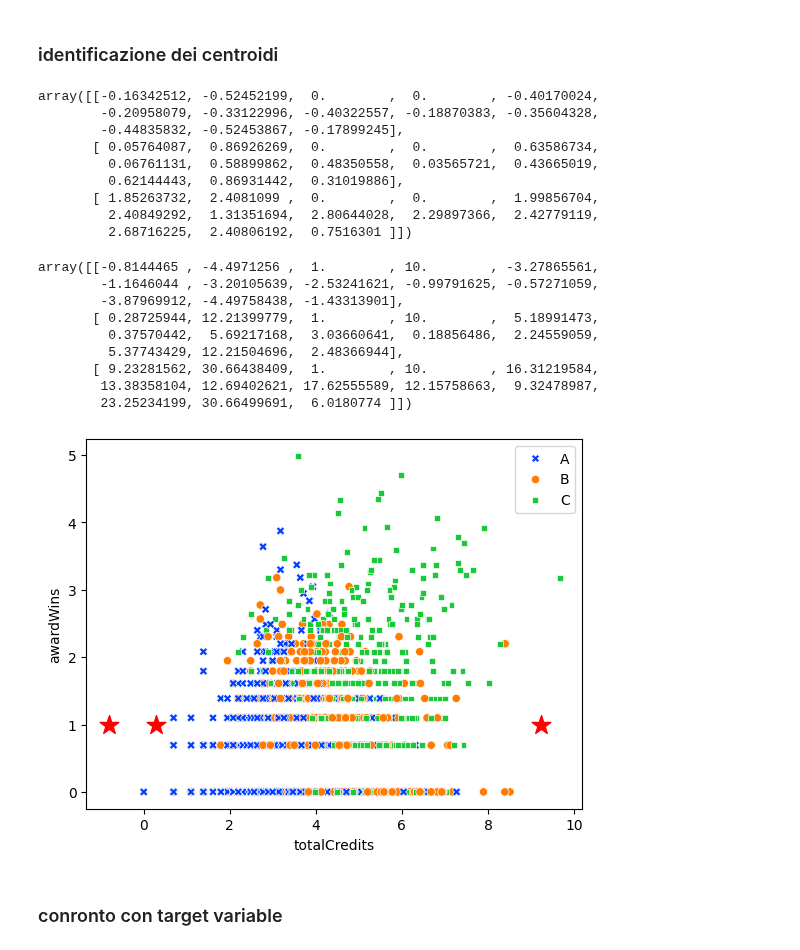
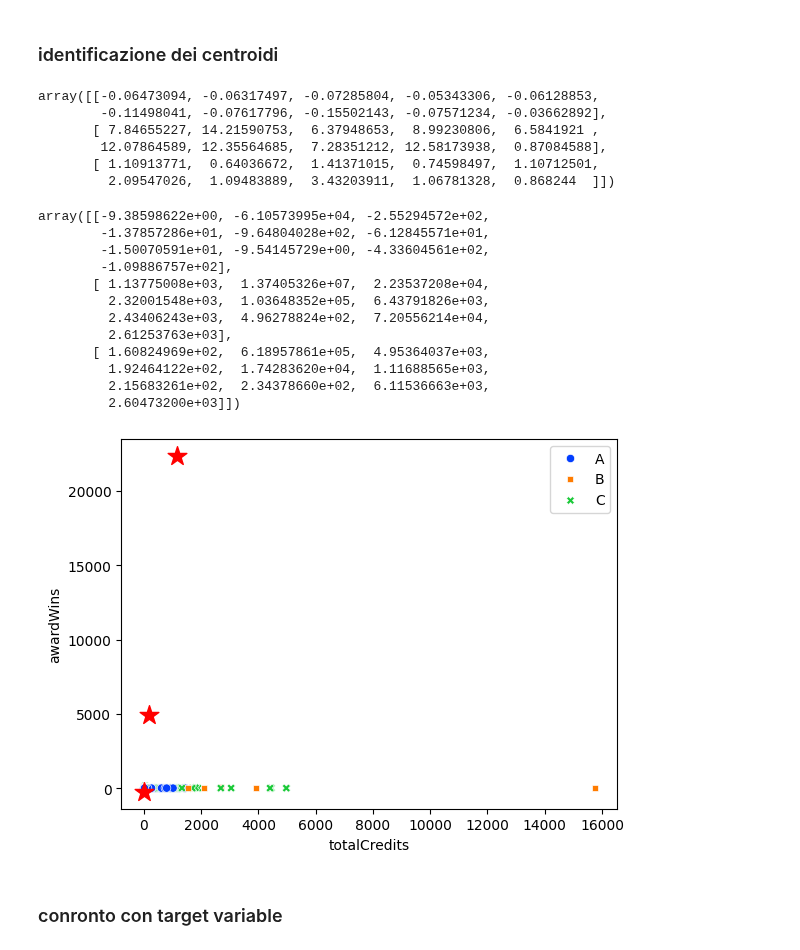
Before and after one commit to ChefBB/data_mining_1, a Jupyter notebook: code/clustering_k-means.ipynb, the cells around one changed output. Saved outputs shown, nothing was run; the diff lists cells and outputs as text; code cells hidden in the pictures.

Commit message:
updated pca; k-means with pp_train

```diff
--- a/code/clustering_k-means.ipynb
+++ b/code/clustering_k-means.ipynb
@@ -16,7 +16,7 @@ from sklearn.cluster import KMeans
 #evaluation
 from sklearn.metrics import silhouette_score
 # %%
-#df = pd.read_csv("pp_train.csv")
-df = pd.read_csv("df_pp_log.csv")
-df.head()
+pp_train = pd.read_csv("pp_train.csv")
+#df = pd.read_csv("df_pp_log.csv")
+pp_train.head()
 # %% [output]
@@ -47,7 +46,7 @@ Index(['originalTitle', 'rating', 'startYear', 'endYear', 'runtimeMinutes',
 #### definizione delle feature da usare per clustering
 # %%
 #features = df[['fill_runtimeMinutes', "numVotes"]]
-features = df[["awardWins", "numVotes", "worstRating", "bestRating", "totalImages", "totalVideos", "totalCredits", "criticReviewsTotal", "awardNominationsExcludeWins", "numRegions", "userReviewsTotal", "fill_runtimeMinutes"]]
+features = pp_train[["awardWins", "numVotes", "totalImages", "totalVideos", "totalCredits", "criticReviewsTotal", "awardNominationsExcludeWins", "numRegions", "userReviewsTotal", "fill_runtimeMinutes"]]
 X = features.values
 # %% [markdown]
 #### mapping della variabile target (per noi è titleType) così da confrontarla dopo con gli eventuali cluster/individuare quali cluster contengono un'alta percentuale di quale categoria di titleType
@@ -91,46 +90,46 @@ plt.show()
 # %%
 kmeans.cluster_centers_ #coordinates with centroids
 # %% [output]
-array([[-0.16342512, -0.52452199,  0.        ,  0.        , -0.40170024,
-        -0.20958079, -0.33122996, -0.40322557, -0.18870383, -0.35604328,
-        -0.44835832, -0.52453867, -0.17899245],
-       [ 0.05764087,  0.86926269,  0.        ,  0.        ,  0.63586734,
-         0.06761131,  0.58899862,  0.48350558,  0.03565721,  0.43665019,
-         0.62144443,  0.86931442,  0.31019886],
-       [ 1.85263732,  2.4081099 ,  0.        ,  0.        ,  1.99856704,
-         2.40849292,  1.31351694,  2.80644028,  2.29897366,  2.42779119,
-         2.68716225,  2.40806192,  0.7516301 ]])
+array([[-0.06473094, -0.06317497, -0.07285804, -0.05343306, -0.06128853,
+        -0.11498041, -0.07617796, -0.15502143, -0.07571234, -0.03662892],
+       [ 7.84655227, 14.21590753,  6.37948653,  8.99230806,  6.5841921 ,
+        12.07864589, 12.35564685,  7.28351212, 12.58173938,  0.87084588],
+       [ 1.10913771,  0.64036672,  1.41371015,  0.74598497,  1.10712501,
+         2.09547026,  1.09483889,  3.43203911,  1.06781328,  0.868244  ]])
 # %%
 centers = scaler.inverse_transform(kmeans.cluster_centers_) #from normalized to input domain
 centers
 # %% [output]
-array([[-0.8144465 , -4.4971256 ,  1.        , 10.        , -3.27865561,
-        -1.1646044 , -3.20105639, -2.53241621, -0.99791625, -0.57271059,
-        -3.87969912, -4.49758438, -1.43313901],
-       [ 0.28725944, 12.21399779,  1.        , 10.        ,  5.18991473,
-         0.37570442,  5.69217168,  3.03660641,  0.18856486,  2.24559059,
-         5.37743429, 12.21504696,  2.48366944],
-       [ 9.23281562, 30.66438409,  1.        , 10.        , 16.31219584,
-        13.38358104, 12.69402621, 17.62555589, 12.15758663,  9.32478987,
-        23.25234199, 30.66499691,  6.0180774 ]])
+array([[-9.38598622e+00, -6.10573995e+04, -2.55294572e+02,
+        -1.37857286e+01, -9.64804028e+02, -6.12845571e+01,
+        -1.50070591e+01, -9.54145729e+00, -4.33604561e+02,
+        -1.09886757e+02],
+       [ 1.13775008e+03,  1.37405326e+07,  2.23537208e+04,
+         2.32001548e+03,  1.03648352e+05,  6.43791826e+03,
+         2.43406243e+03,  4.96278824e+02,  7.20556214e+04,
+         2.61253763e+03],
+       [ 1.60824969e+02,  6.18957861e+05,  4.95364037e+03,
+         1.92464122e+02,  1.74283620e+04,  1.11688565e+03,
+         2.15683261e+02,  2.34378660e+02,  6.11536663e+03,
+         2.60473200e+03]])
 # %%
-df['kmeans_labels'] = kmeans.labels_
-df['kmeans_labels'] = df['kmeans_labels'].map({0:"A", 1: "B", 2: "C"})
+pp_train['kmeans_labels'] = kmeans.labels_
+pp_train['kmeans_labels'] = pp_train['kmeans_labels'].map({0:"A", 1: "B", 2: "C"})
 # %%
-sns.scatterplot(data=df,
+sns.scatterplot(data=pp_train,
                 x="totalCredits",
                 y="awardWins",
                 hue='kmeans_labels',
                 style='kmeans_labels',
                 palette="bright",
                 hue_order=["A", "B", "C"]
                )
 plt.legend()
 #qui è giusto che centers sia :,1 se in quello di fedele dice [:,2]?
 plt.scatter(centers[:,0], centers[:,2], c='red', marker='*', s=200) #plotting the centroids
 plt.show()
 # %% [output]
-[figure, old version]
+[figure, new version]
 # %% [markdown]
 ### conronto con target variable
 # %%
```
Also changed, not shown: parts of 9 cells of this notebook, 1 other file.
